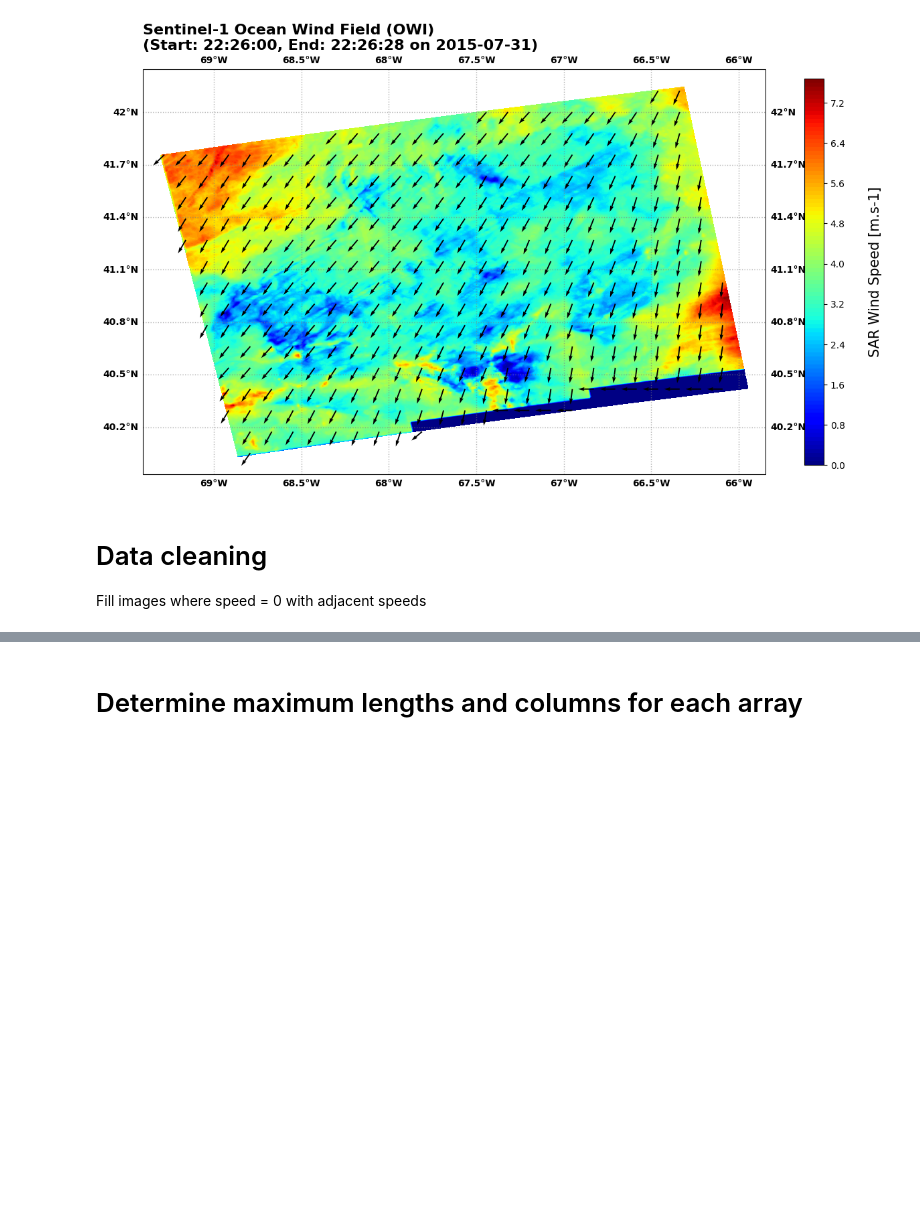
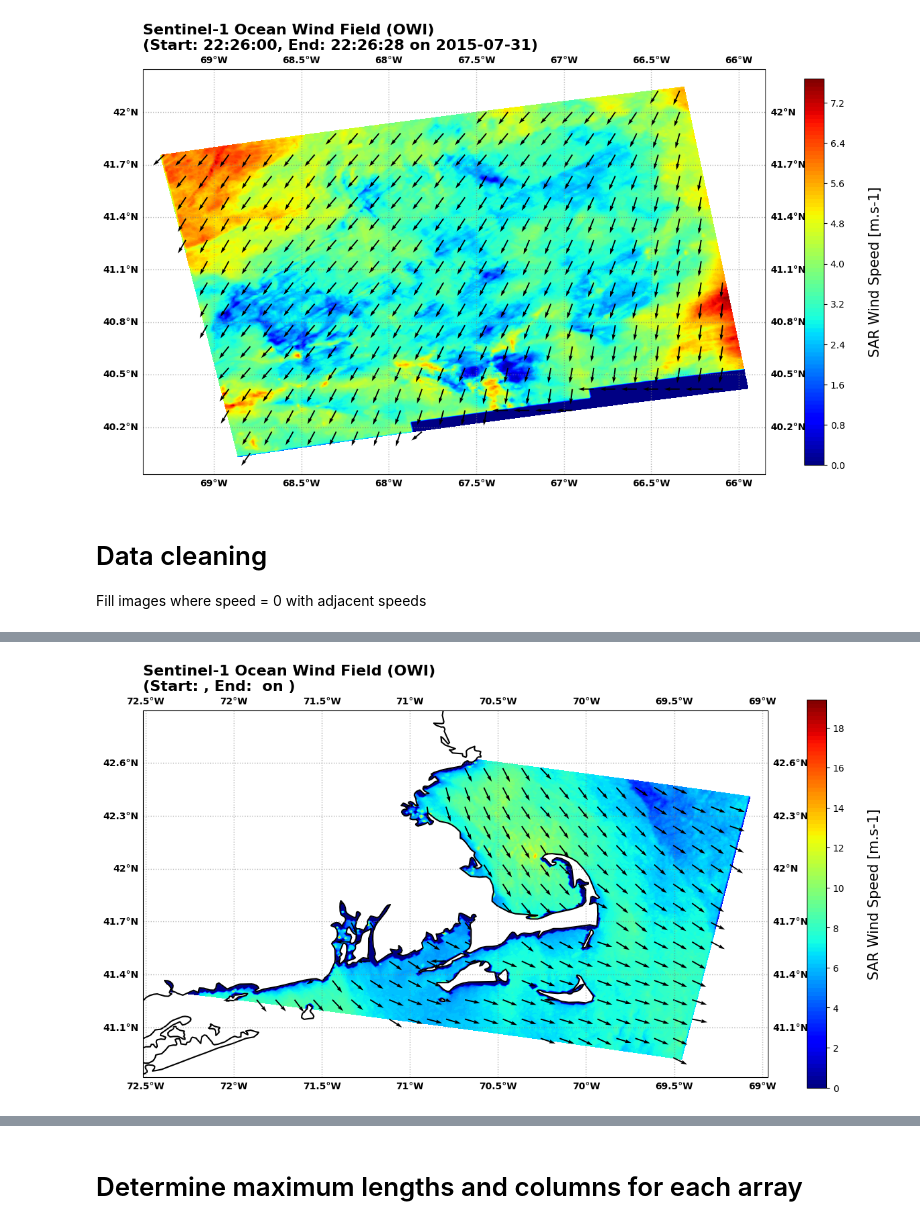
Before and after one commit to noriegamonsc1/Offshore-Wind-Research-2024-2025, a Jupyter notebook: notebooks/data_exploration/Numpy_arrays_Unsupervised_ML.ipynb, the cells around one changed output, grey strips where cells are left out. Drawn from its saved outputs; the diff is of its cells as text; code cells hidden in the pictures; blank space fills up the shorter version.

Commit message:
edited notebook with cleaning functions

```diff
--- a/notebooks/data_exploration/Numpy_arrays_Unsupervised_ML.ipynb
+++ b/notebooks/data_exploration/Numpy_arrays_Unsupervised_ML.ipynb
@@ -24,4 +24,4 @@ plot_wind_field(10)
 # Data cleaning
 Fill images where speed = 0 with adjacent speeds
 # %%
-sample_data_cleaning = all_arrays[10]#[0]#.shape#[...,254].shape
+sample_data_cleaning = all_arrays[25]#[0]#.shape#[...,254].shape
@@ -130,0 +260,4 @@ array([[4.5013256, 6.1788177, 6.248541 , ..., 5.38965  , 5.387346 ,
+# %%
+plot_wind_field_by_arrays(sample_data_cleaning)
+# %% [output]
+[figure, added]
```
Also changed, not shown: parts of 17 cells of this notebook.
